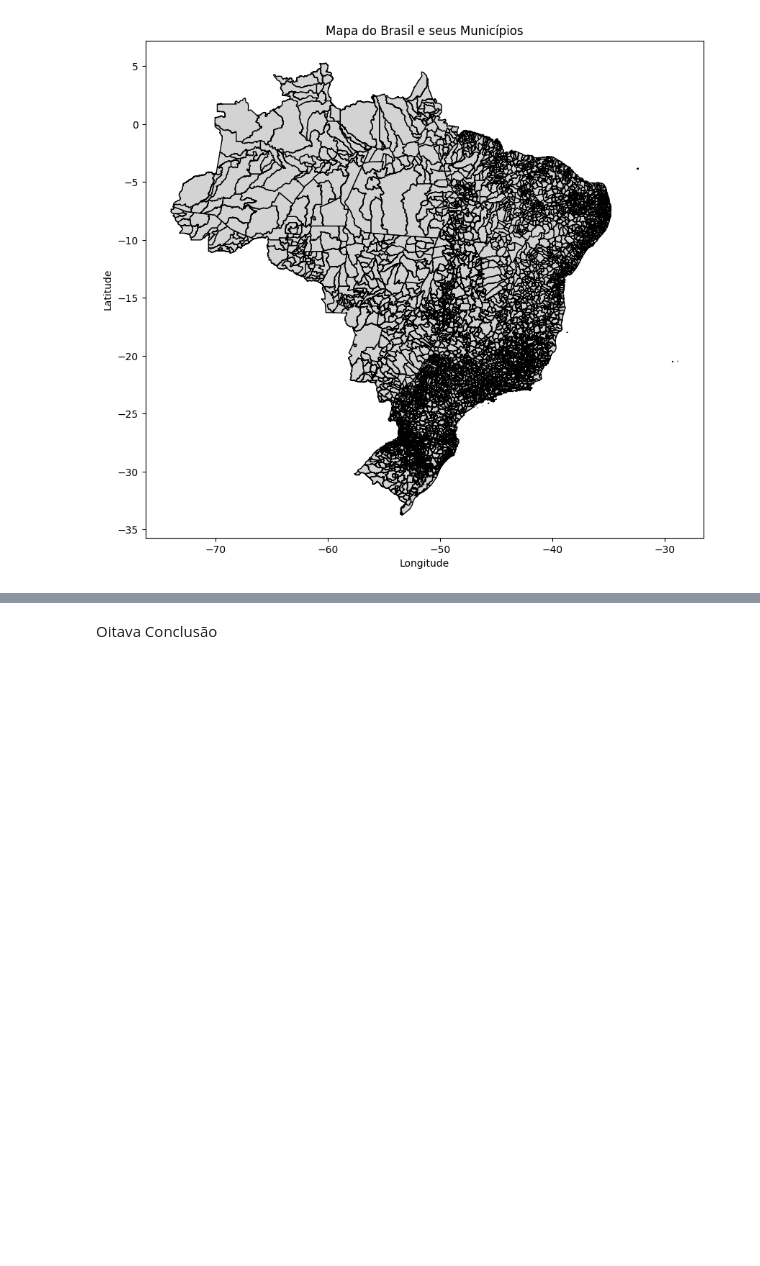
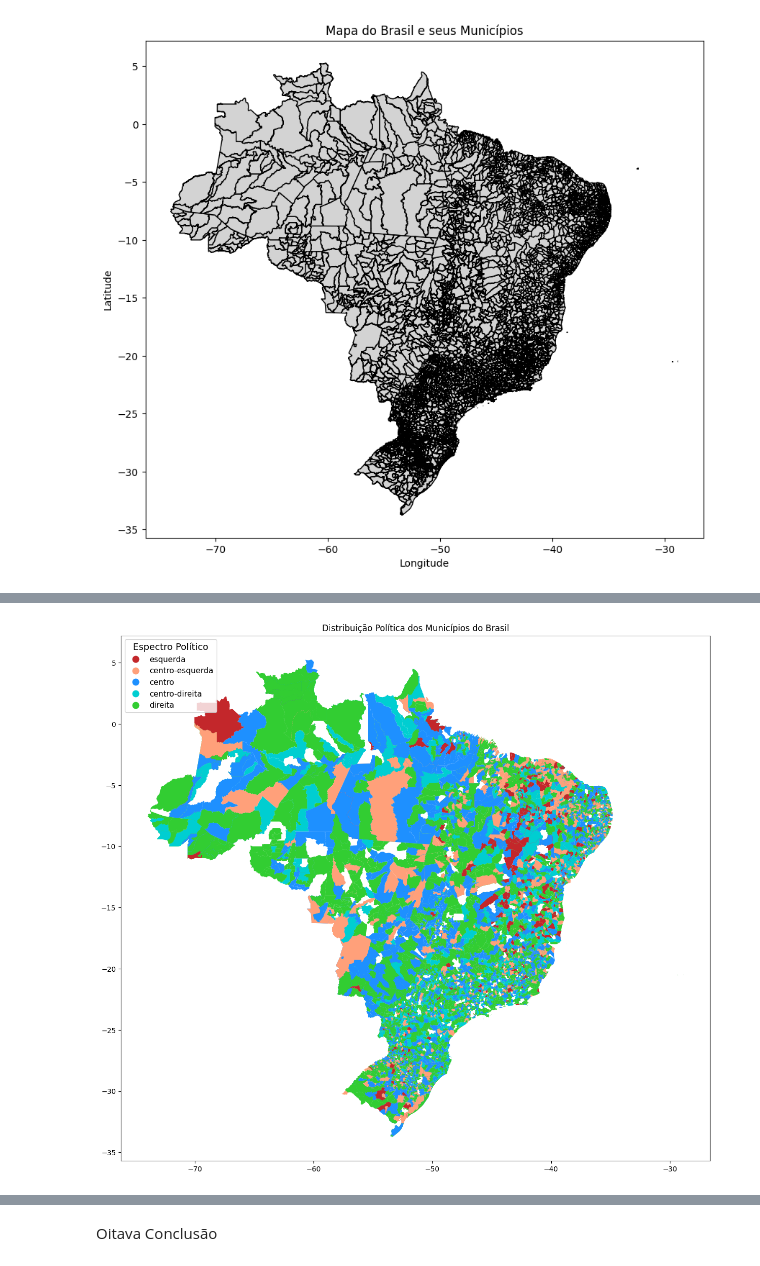
Before and after one commit to Vinicius-da-Cruz-Muller/Brazil_Elections, a Jupyter notebook: Dados-eleição.ipynb, the cells around one changed output, grey strips where cells are left out. Saved outputs shown, nothing was run; the diff lists cells and outputs as text; code cells hidden in the pictures; blank space fills up the shorter version.

```diff
--- a/Dados-eleição.ipynb
+++ b/Dados-eleição.ipynb
@@ -374 +543,34 @@ mapa_brasil.columns
+# %%
+espectro_politico = {
+    'PT': 'esquerda', 'PCdoB': 'esquerda', 'PSOL': 'esquerda', 'PSTU': 'esquerda', 'UP': 'esquerda',
+    'PSB': 'centro-esquerda', 'PDT': 'centro-esquerda', 'CIDADANIA': 'centro-esquerda', 'PV': 'centro-esquerda',
+    'PSDB': 'centro', 'MDB': 'centro', 'DEM': 'centro', 'REDE': 'centro', 'PODE': 'centro', 'PMB': 'centro',
+    'PROS': 'centro-direita', 'PSD': 'centro-direita', 'SOLIDARIEDADE': 'centro-direita', 'DC': 'centro-direita',
+    'PP': 'direita', 'PL': 'direita', 'REPUBLICANOS': 'direita', 'PRB': 'direita', 'PRTB': 'direita', 'PSC': 'direita',
+    'AGIR': 'direita', 'AVANTE': 'direita', 'NOVO': 'direita', 'MOBILIZA': 'direita'
+}
+
+mapa_brasil['espectro_politico'] = mapa_brasil['SG_PARTIDO'].map(espectro_politico)
+
+espectro_colors = {
+    'esquerda': '#C3272B',        # Vermelho
+    'centro-esquerda': '#FFA07A', # Laranja salmão
+    'centro': '#1E90FF',          # Azul
+    'centro-direita': '#00CED1',  # Turquesa
+    'direita': '#32CD32'          # Verde lima
+}
+
+espectro_order = ['esquerda', 'centro-esquerda', 'centro', 'centro-direita', 'direita']
+mapa_brasil['espectro_politico'] = pd.Categorical(mapa_brasil['espectro_politico'], categories=espectro_order, ordered=True)
+
+cmap = ListedColormap([espectro_colors[espectro] for espectro in espectro_order])
+
+fig, ax = plt.subplots(1, 1, figsize=(15, 15))
+mapa_brasil.plot(column='espectro_politico', cmap=cmap, legend=True, ax=ax,
+                 legend_kwds={'loc': 'upper left', 'title': 'Espectro Político', 'title_fontsize': '13', 'fontsize': '11'})
+
+ax.set_title('Distribuição Política dos Municípios do Brasil')
+plt.show()
+# %% [output]
+[figure, added]
 # %%
```
Also changed, not shown: parts of 36 cells of this notebook.
